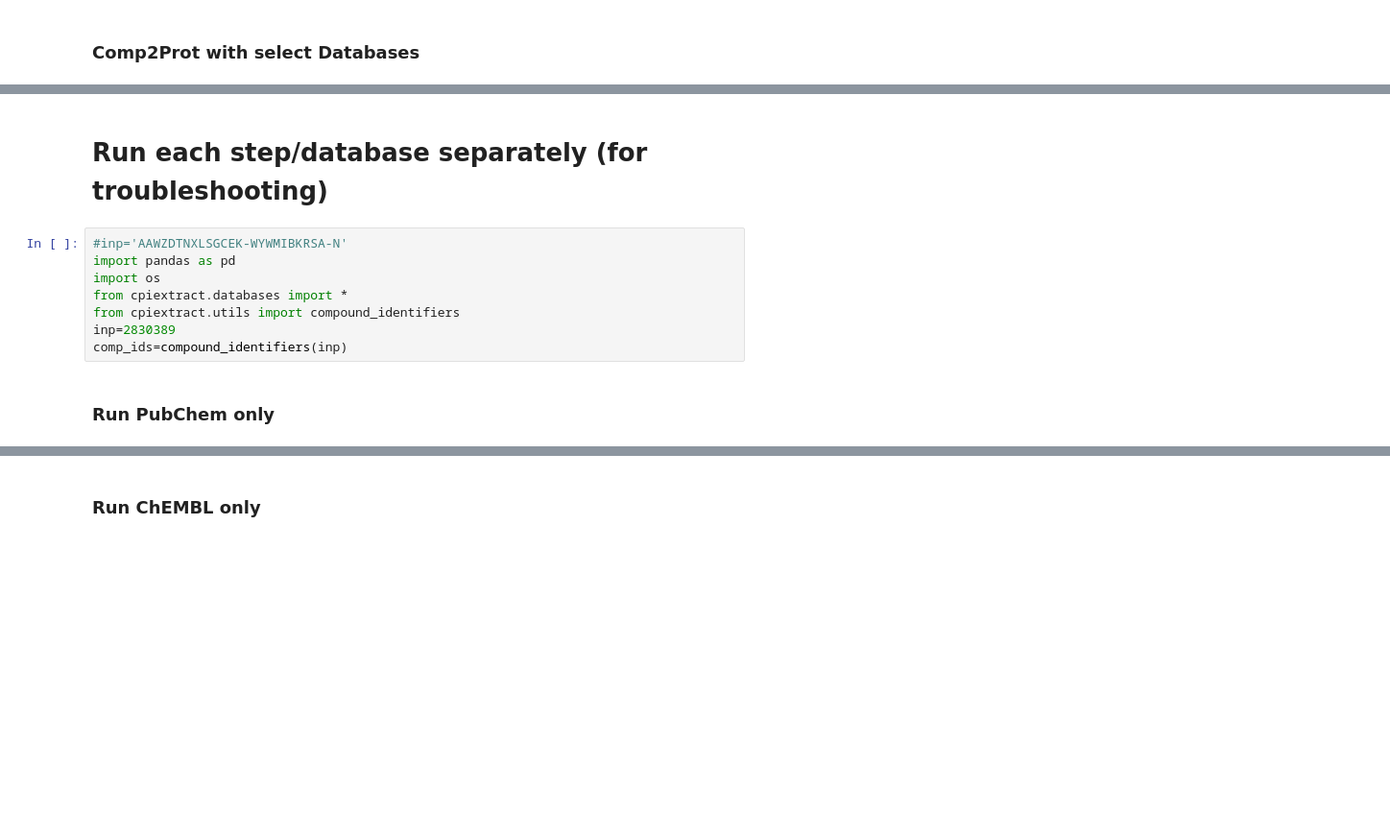
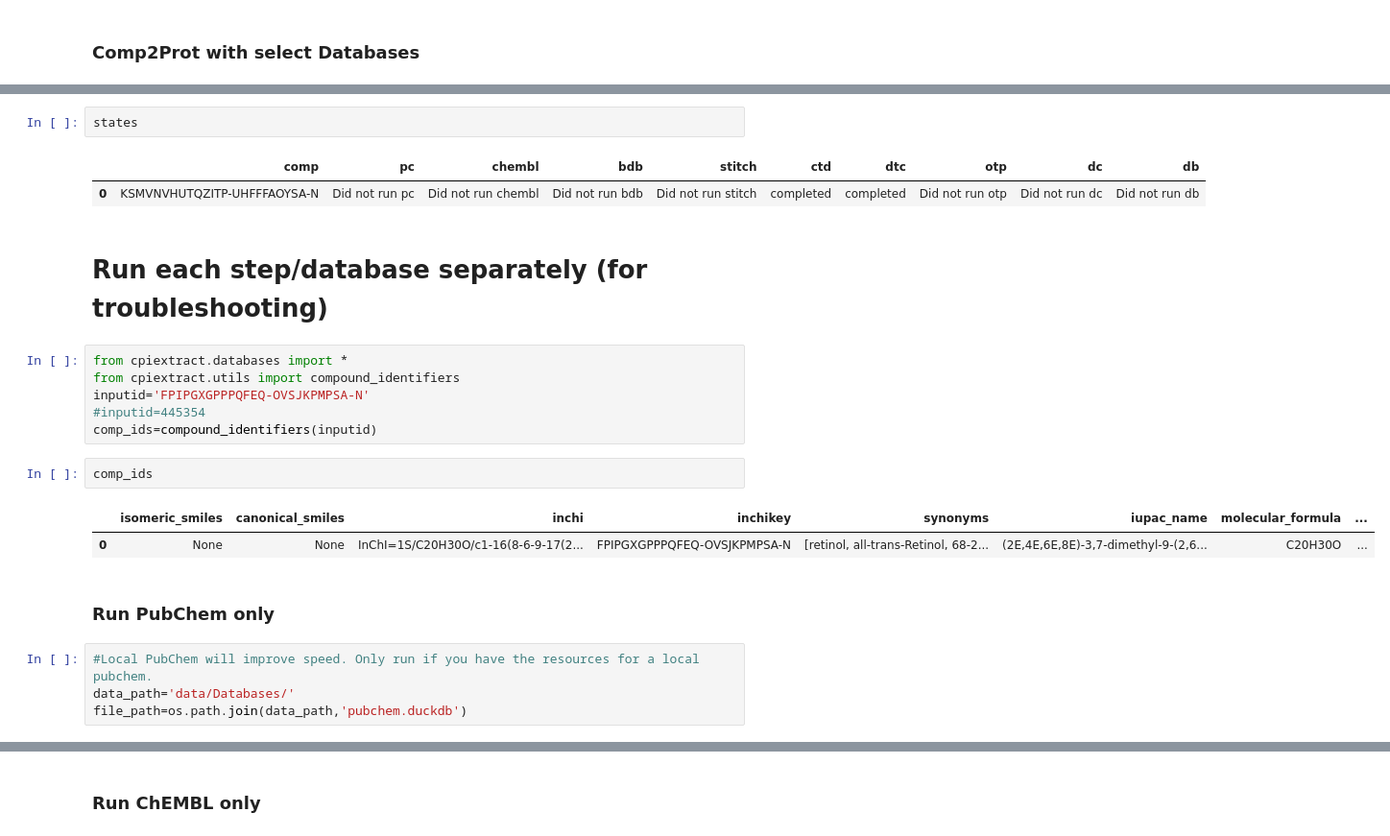
Before and after one commit to menicgiulia/CPIExtract, a Jupyter notebook: Comp2Prot_example.ipynb, the cells around one changed output, grey strips where cells are left out. Shown at 96% size. Saved outputs shown, nothing was run; the diff lists cells and outputs as text; blank space fills up the shorter version.

```diff
--- a/Comp2Prot_example.ipynb
+++ b/Comp2Prot_example.ipynb
@@ -146,13 +274,25 @@ comp_dat
+# %%
+states
+# %% [output]
+|  | comp | pc | chembl | bdb | stitch | ctd | dtc | otp | dc | db |
+| 0 | KSMVNVHUTQZITP-UHFFFAOYSA-N | Did not run pc | Did not run chembl | Did not run bdb | Did not run stitch | completed | completed | Did not run otp | Did not run dc | Did not run db |
 # %% [markdown]
 # Run each step/database separately (for troubleshooting)
 # %%
-#inp='AAWZDTNXLSGCEK-WYWMIBKRSA-N'
-import pandas as pd
-import os
 from cpiextract.databases import *
 from cpiextract.utils import compound_identifiers
-inp=2830389
-comp_ids=compound_identifiers(inp)
+inputid='FPIPGXGPPPQFEQ-OVSJKPMPSA-N'
+#inputid=445354
+comp_ids=compound_identifiers(inputid)
+# %%
+comp_ids
+# %% [output]
+|  | isomeric_smiles | canonical_smiles | inchi | inchikey | synonyms | iupac_name | molecular_formula | ... |
+| 0 | None | None | InChI=1S/C20H30O/c1-16(8-6-9-17(2... | FPIPGXGPPPQFEQ-OVSJKPMPSA-N | [retinol, all-trans-Retinol, 68-2... | (2E,4E,6E,8E)-3,7-dimethyl-9-(2,6... | C20H30O | ... |
 # %% [markdown]
 ### Run PubChem only
+# %%
+#Local PubChem will improve speed. Only run if you have the resources for a local pubchem.
+data_path='data/Databases/'
+file_path=os.path.join(data_path,'pubchem.duckdb')
 # %%
```
Also changed, not shown: parts of 66 cells of this notebook.
